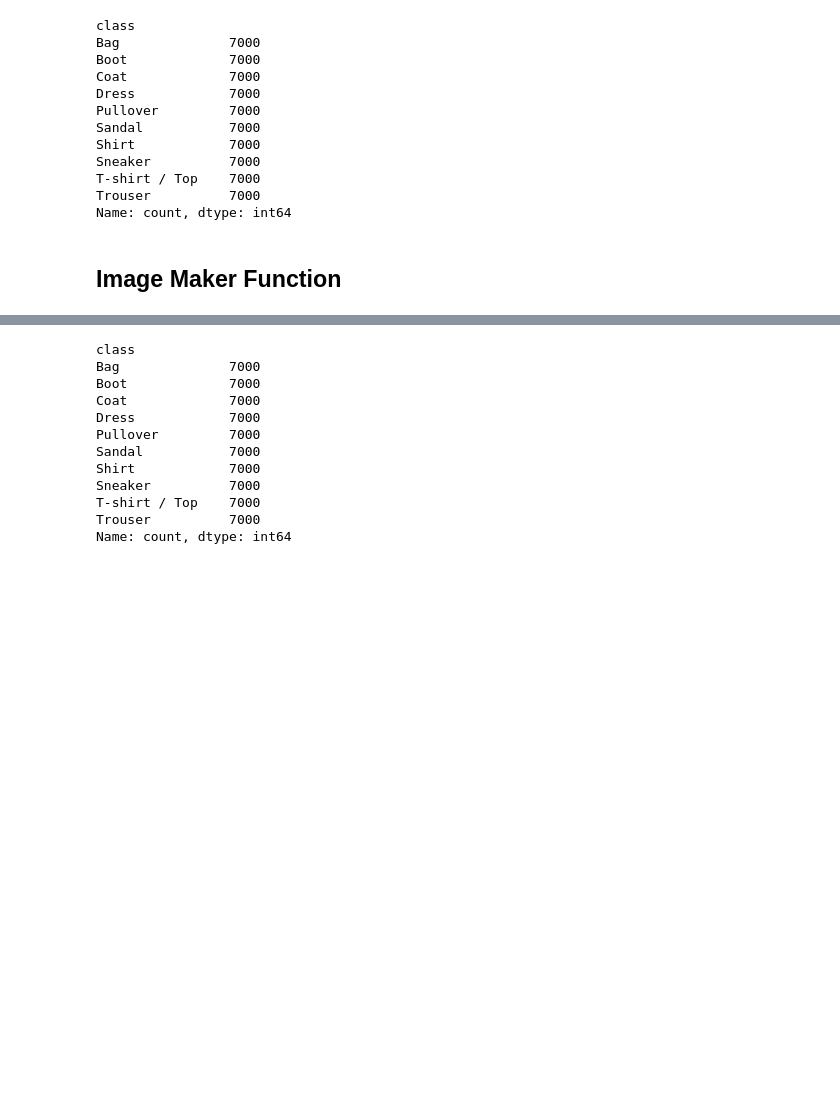
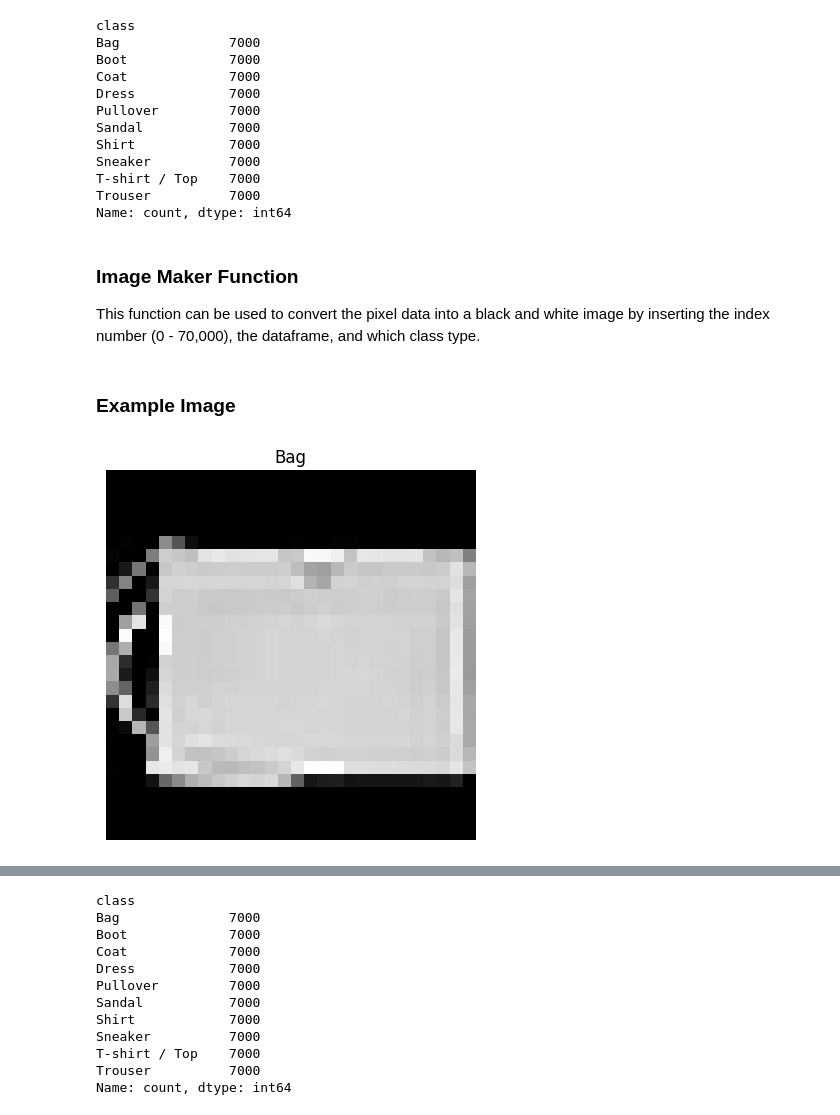
Before and after one commit to TenthAnalyst/NOD-Coding-Image-Recognition-Project, a Jupyter notebook: notebook.ipynb, the cells around one changed output, grey strips where cells are left out. Drawn from its saved outputs; the diff is of its cells as text; code cells hidden in the pictures; blank space fills up the shorter version.

```diff
--- a/notebook.ipynb
+++ b/notebook.ipynb
@@ -40,9 +62,6 @@ class_labels = {
     9: "Boot"
 }
 
-# Create a DataFrame from the dataset
-df = pd.concat([fmnist['data'], fmnist['target']], axis=1)
-
 # Convert the 'class' column to a regular column
 df['class'] = df['class'].astype(int)
 
@@ -74,3 +93,6 @@ Sneaker          7000
 T-shirt / Top    7000
 Trouser          7000
 Name: count, dtype: int64
+# %% [markdown]
+### Image Maker Function
+This function can be used to convert the pixel data into a black and white image by inserting the index number (0 - 70,000), the dataframe, and which class type.
@@ -77,2 +125,2 @@ Name: count, dtype: int64
 # %% [markdown]
-## Image Maker Function
+### Example Image
@@ -106,0 +127,4 @@ def image_maker(index, df, class_=None):
+# %%
+image_maker(1000, df, 'Bag')
+# %% [output]
+[figure, added]
```
Also changed, not shown: parts of 81 cells of this notebook, 1 other file.
